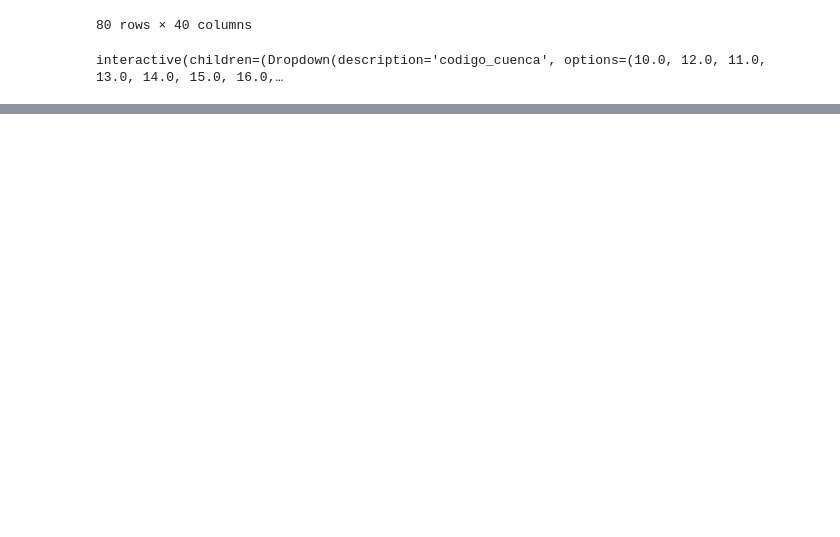
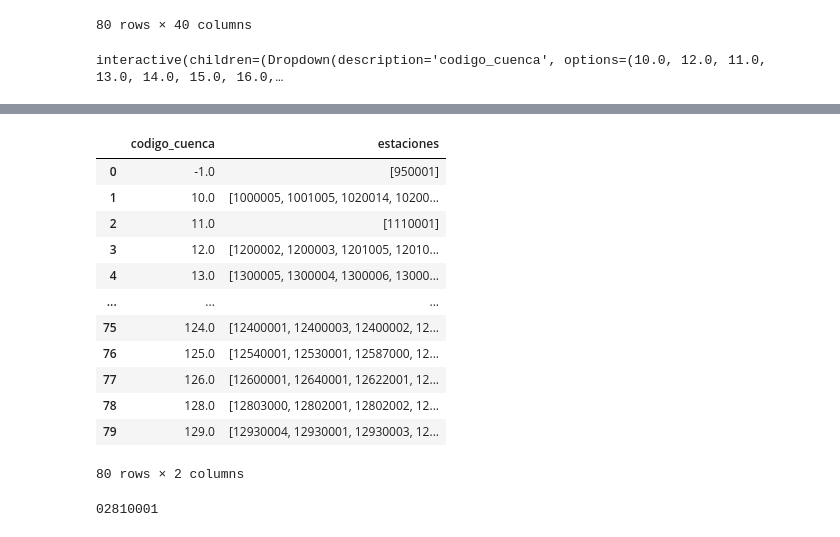
Before and after one commit to Diegogp95/mineria, a Jupyter notebook: Test_Mineria_Datos.ipynb, the cells around one changed output, grey strips where cells are left out. Saved outputs shown, nothing was run; the diff lists cells and outputs as text; code cells hidden in the pictures; blank space fills up the shorter version.

```diff
--- a/Test_Mineria_Datos.ipynb
+++ b/Test_Mineria_Datos.ipynb
@@ -461,0 +448,3 @@ interactive(children=(Dropdown(description='codigo_cuenca', options=(10.0, 12.0,
+# %%
+estaciones_por_cuenca = df_chile_meta.groupby('codigo_cuenca')['codigo_estacion'].unique()
+estaciones_por_cuenca
@@ -461,0 +465,37 @@ interactive(children=(Dropdown(description='codigo_cuenca', options=(10.0, 12.0,
+# %%
+df_estaciones_por_cuenca = estaciones_por_cuenca.reset_index(name='estaciones')
+df_estaciones_por_cuenca
+# %% [output]
+|  | codigo_cuenca | estaciones |
+| 0 | -1.0 | [950001] |
+| 1 | 10.0 | [1000005, 1001005, 1020014, 10200... |
+| 2 | 11.0 | [1110001] |
+| 3 | 12.0 | [1200002, 1200003, 1201005, 12010... |
+| 4 | 13.0 | [1300005, 1300004, 1300006, 13000... |
+| ... | ... | ... |
+| 75 | 124.0 | [12400001, 12400003, 12400002, 12... |
+| 76 | 125.0 | [12540001, 12530001, 12587000, 12... |
+| 77 | 126.0 | [12600001, 12640001, 12622001, 12... |
+| 78 | 128.0 | [12803000, 12802001, 12802002, 12... |
+| 79 | 129.0 | [12930004, 12930001, 12930003, 12... |
+80 rows × 2 columns
+# %%
+def handle_error(string):
+    try:
+        # Attempt the operation that may raise an error
+        result = str(string)
+        df_chile[result]
+    except Exception as e:
+        # If an error occurs, add '0' to the beginning of the string
+        result = '0' + str(string)
+        print(result)
+    return result
+
+
+# Test the function with a string that may cause an error
+input_string = '2810001'
+
+# Call the function to handle the error
+result_string = handle_error(input_string)
+# %% [output]
+02810001
```
Also changed, not shown: parts of 4 cells of this notebook.
